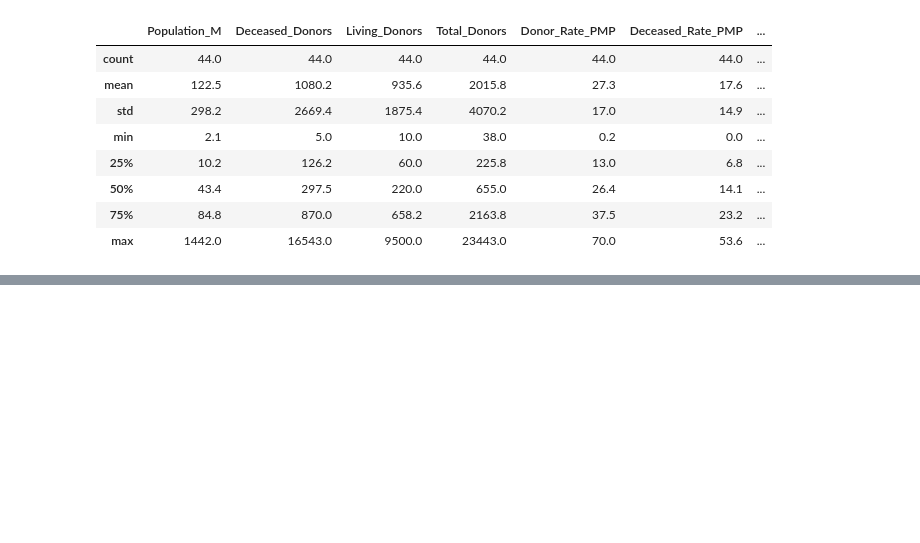
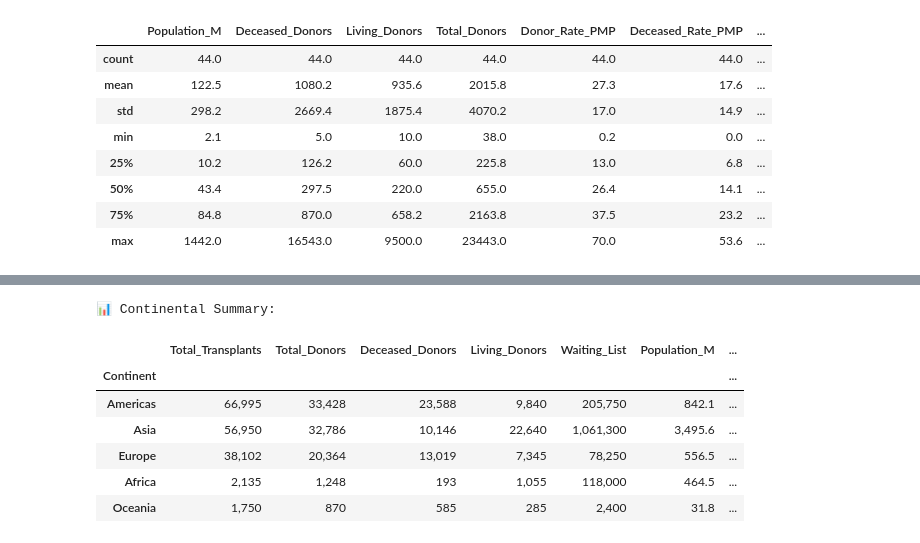
Before and after one commit to nbarrazae/Kaggle-Repo, a Jupyter notebook: eda-organ-donation-transplant-dataset.ipynb, the cells around one changed output, grey strips where cells are left out. Drawn from its saved outputs; the diff is of its cells as text; code cells hidden in the pictures; blank space fills up the shorter version.

Commit message:
Kaggle Notebook | EDA Organ Donation & Transplant Dataset | Version 5

```diff
--- a/eda-organ-donation-transplant-dataset.ipynb
+++ b/eda-organ-donation-transplant-dataset.ipynb
@@ -175,3 +175,68 @@ fig.update_layout(
 fig.show()
 # %% [output]
 [interactive output not drawn]
+# %%
+# Aggregate by continent
+continent_agg = df_country.groupby('Continent').agg({
+    'Total_Transplants': 'sum',
+    'Total_Donors': 'sum',
+    'Deceased_Donors': 'sum',
+    'Living_Donors': 'sum',
+    'Waiting_List': 'sum',
+    'Population_M': 'sum',
+    'Country': 'count'
+}).rename(columns={'Country': 'Countries_Count'})
+continent_agg['Avg_Donor_Rate_PMP'] = (continent_agg['Total_Donors'] / continent_agg['Population_M']).round(2)
+continent_agg = continent_agg.sort_values('Total_Transplants', ascending=False)
+
+# Sunburst chart of transplants by continent & country
+fig = px.sunburst(
+    df_country,
+    path=['Continent', 'Country'],
+    values='Total_Transplants',
+    color='Continent',
+    color_discrete_map=CONTINENT_COLORS,
+    title='<b>🌍 Global Transplants — Continent & Country Breakdown</b><br><sup>Click to drill down into each continent</sup>',
+)
+fig.update_layout(
+    height=600, width=700,
+    font=dict(family='Segoe UI, Arial', size=13, color='#e0e0e0'),
+    plot_bgcolor='#0d1b2a',
+    paper_bgcolor='#0d1b2a',
+    margin=dict(t=80, b=20)
+)
+fig.show()
+
+print("\n📊 Continental Summary:")
+display(continent_agg.style.format({
+    'Total_Transplants': '{:,.0f}',
+    'Total_Donors': '{:,.0f}',
+    'Deceased_Donors': '{:,.0f}',
+    'Living_Donors': '{:,.0f}',
+    'Waiting_List': '{:,.0f}',
+    'Population_M': '{:,.1f}',
+    'Avg_Donor_Rate_PMP': '{:.2f}'
+}).set_table_styles([
+    {'selector': 'thead tr', 'props': [
+        ('background', 'linear-gradient(135deg, #0d1b2a, #14919b)'),
+        ('color', '#ffffff'), ('font-size', '12px'), ('text-align', 'center')
+    ]},
+    {'selector': 'td', 'props': [
+        ('font-family', 'Segoe UI, Arial'), ('font-size', '12px'),
+        ('padding', '10px 14px'), ('border-bottom', '1px solid #2a3f50'),
+        ('color', '#e0e0e0')
+    ]},
+    {'selector': 'th', 'props': [
+        ('font-family', 'Segoe UI, Arial'), ('font-size', '12px'),
+        ('padding', '10px 14px'), ('color', '#e0e0e0')
+    ]},
+    {'selector': 'tr:nth-child(odd)', 'props': [('background', '#0d1b2a')]},
+    {'selector': 'tr:nth-child(even)', 'props': [('background', '#1b2838')]},
+    {'selector': 'tr:hover', 'props': [('background', '#0f4c5c')]},
+    {'selector': '', 'props': [
+        ('border-collapse', 'separate'), ('border-spacing', '0'),
+        ('border-radius', '12px'), ('overflow', 'hidden'),
+        ('box-shadow', '0 6px 25px rgba(0,0,0,0.4)')
+    ]}
+]))
+# %% [output]
@@ -177,0 +244,8 @@ fig.show()
+📊 Continental Summary:
+|  | Total_Transplants | Total_Donors | Deceased_Donors | Living_Donors | Waiting_List | Population_M | ... |
+| Continent |  |  |  |  |  |  | ... |
+| Americas | 66,995 | 33,428 | 23,588 | 9,840 | 205,750 | 842.1 | ... |
+| Asia | 56,950 | 32,786 | 10,146 | 22,640 | 1,061,300 | 3,495.6 | ... |
+| Europe | 38,102 | 20,364 | 13,019 | 7,345 | 78,250 | 556.5 | ... |
+| Africa | 2,135 | 1,248 | 193 | 1,055 | 118,000 | 464.5 | ... |
+| Oceania | 1,750 | 870 | 585 | 285 | 2,400 | 31.8 | ... |
```
Also changed, not shown: parts of 1 cell of this notebook.
